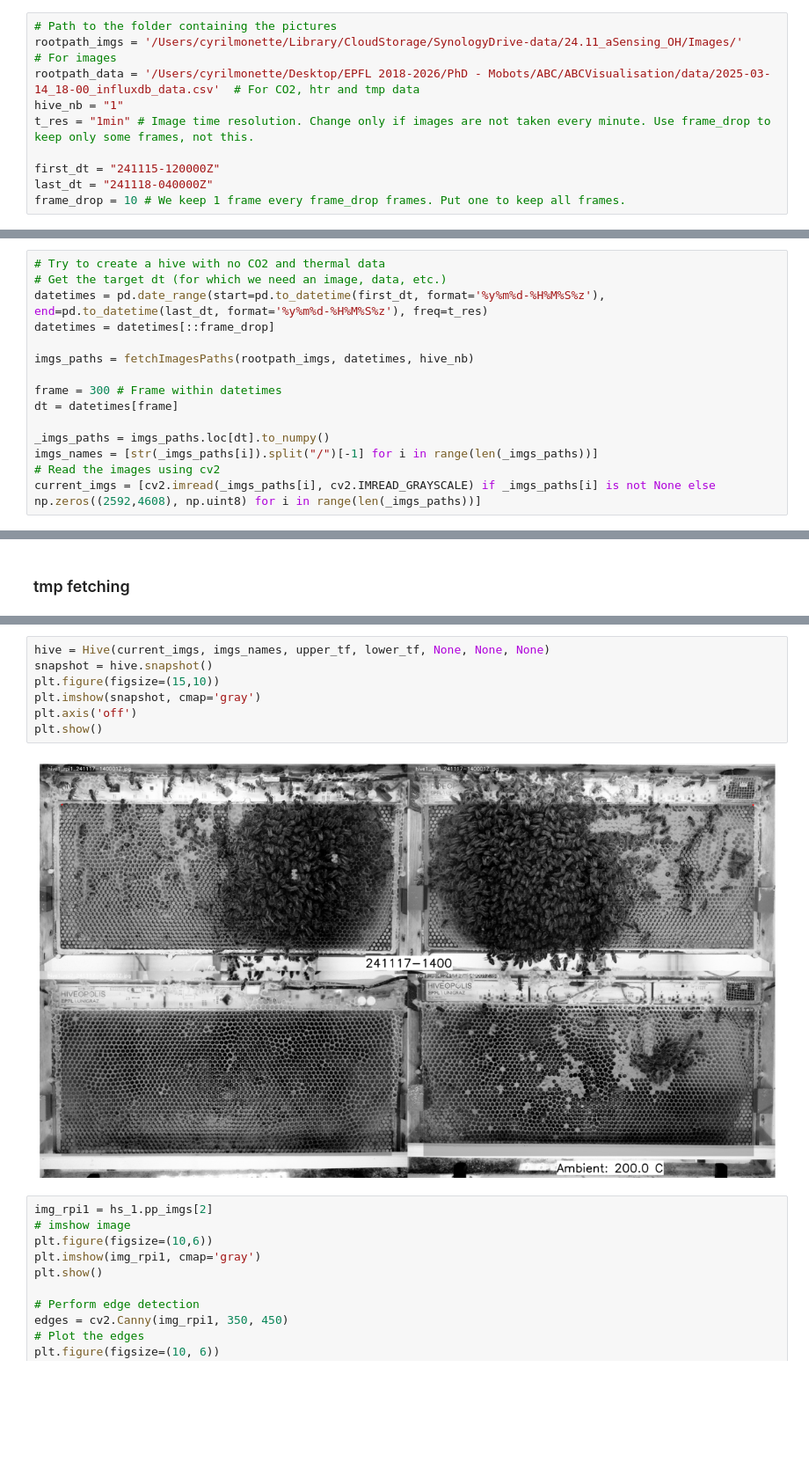
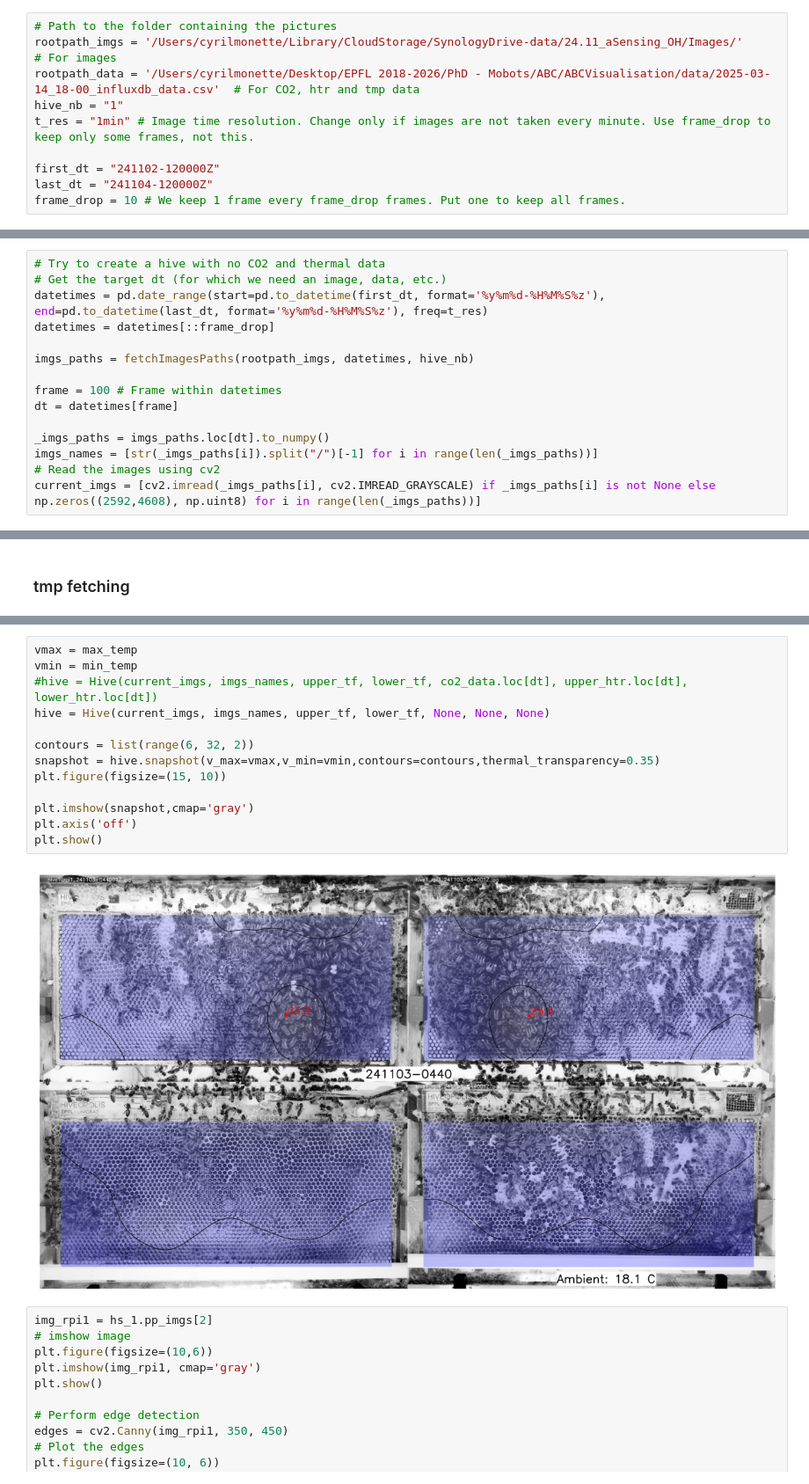
Before and after one commit to epfl-mobots/ABCVisualisation, a Jupyter notebook: frameEdgeDetection.ipynb, the cells around one changed output, grey strips where cells are left out. Shown at 88% size. Cells and saved outputs as stored; diff of their text form; blank space fills up the shorter version.

Commit message:
corrected plotting error

```diff
--- a/frameEdgeDetection.ipynb
+++ b/frameEdgeDetection.ipynb
@@ -20,8 +20,8 @@ rootpath_data = '/Users/cyrilmonette/Desktop/EPFL 2018-2026/PhD - Mobots/ABC/ABC
 hive_nb = "1"
 t_res = "1min" # Image time resolution. Change only if images are not taken every minute. Use frame_drop to keep only some frames, not this.
 
-first_dt = "241115-120000Z"
-last_dt = "241118-040000Z"
+first_dt = "241102-120000Z"
+last_dt = "241104-120000Z"
 frame_drop = 10 # We keep 1 frame every frame_drop frames. Put one to keep all frames.
 # %% [markdown]
 ### Select random timestamp and corresponding snapshot
@@ -33,7 +33,7 @@ datetimes = datetimes[::frame_drop]
 
 imgs_paths = fetchImagesPaths(rootpath_imgs, datetimes, hive_nb)
 
-frame = 300 # Frame within datetimes
+frame = 100 # Frame within datetimes
 dt = datetimes[frame]
 
 _imgs_paths = imgs_paths.loc[dt].to_numpy()
@@ -77,12 +125,18 @@ Min temperature in the selected time range:  15.04921875
 # %%
+vmax = max_temp
+vmin = min_temp
+#hive = Hive(current_imgs, imgs_names, upper_tf, lower_tf, co2_data.loc[dt], upper_htr.loc[dt], lower_htr.loc[dt])
 hive = Hive(current_imgs, imgs_names, upper_tf, lower_tf, None, None, None)
-snapshot = hive.snapshot()
-plt.figure(figsize=(15,10))
-plt.imshow(snapshot, cmap='gray')
+
+contours = list(range(6, 32, 2))
+snapshot = hive.snapshot(v_max=vmax,v_min=vmin,contours=contours,thermal_transparency=0.35)
+plt.figure(figsize=(15, 10))
+
+plt.imshow(snapshot,cmap='gray')
 plt.axis('off')
 plt.show()
 # %% [output]
-[figure, old version]
+[figure, new version]
 # %%
 img_rpi1 = hs_1.pp_imgs[2]
 # imshow image
```
Also changed, not shown: parts of 6 cells of this notebook.
